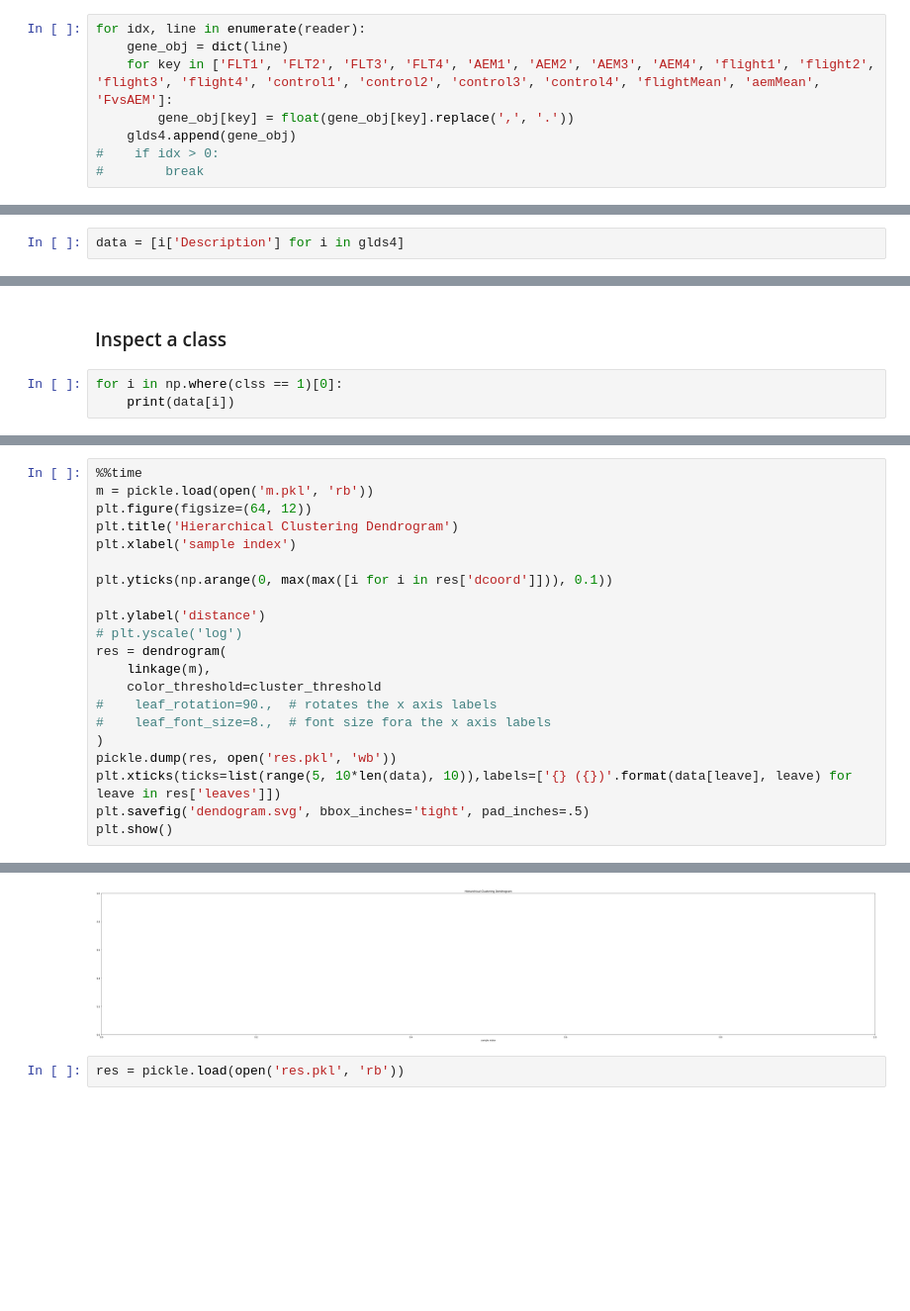
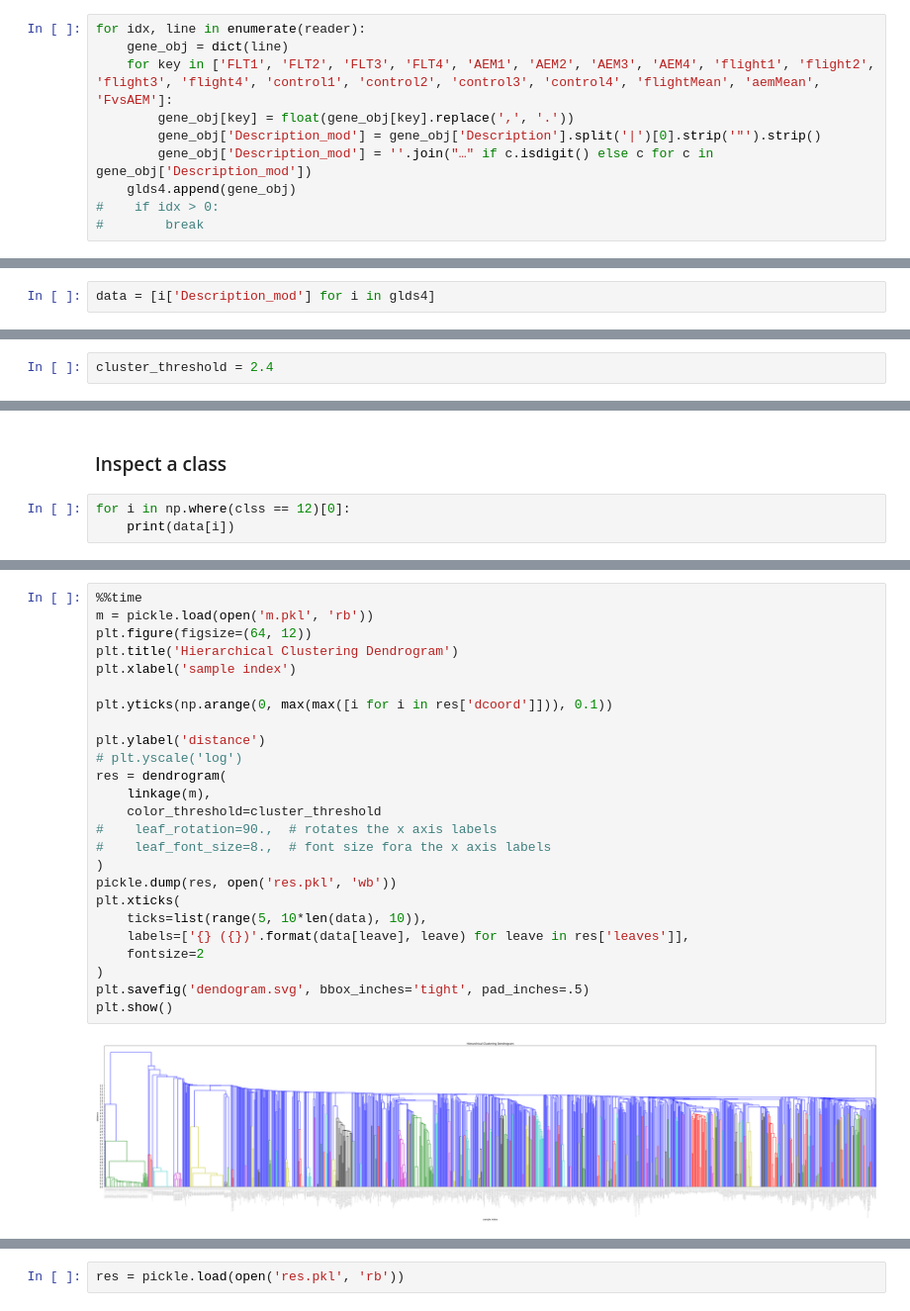
Before and after one commit to abehesht/GeneLab-Visualization, a Jupyter notebook: notebook_exploration/gene_clustering.ipynb, the cells around one changed output, grey strips where cells are left out. Shown at 99% size. Cells and saved outputs as stored; diff of their text form; blank space fills up the shorter version.

Commit message:
Gene table.

```diff
--- a/notebook_exploration/gene_clustering.ipynb
+++ b/notebook_exploration/gene_clustering.ipynb
@@ -25,6 +25,8 @@ for idx, line in enumerate(reader):
     gene_obj = dict(line)
     for key in ['FLT1', 'FLT2', 'FLT3', 'FLT4', 'AEM1', 'AEM2', 'AEM3', 'AEM4', 'flight1', 'flight2', 'flight3', 'flight4', 'control1', 'control2', 'control3', 'control4', 'flightMean', 'aemMean', 'FvsAEM']:
         gene_obj[key] = float(gene_obj[key].replace(',', '.'))
+        gene_obj['Description_mod'] = gene_obj['Description'].split('|')[0].strip('"').strip()
+        gene_obj['Description_mod'] = ''.join("…" if c.isdigit() else c for c in gene_obj['Description_mod'])
     glds4.append(gene_obj)
 #    if idx > 0:
 #        break
@@ -51,6 +53,6 @@ glds4[0]
 # %% [markdown]
 ### Extract only description of genes
 # %%
-data = [i['Description'] for i in glds4]
+data = [i['Description_mod'] for i in glds4]
 # %% [markdown]
 # Calculated distance matrix and perform hierachical clustering
@@ -59,3 +59,5 @@ cluster_threshold = 0.96
+# %%
+cluster_threshold = 2.4
 # %%
 %%time
 
@@ -127,6 +134,6 @@ print(textdistance.ratcliff_obershelp('adrenergic receptor kinase, beta 2', 'ret
 # %% [markdown]
 ### Inspect a class
 # %%
-for i in np.where(clss == 1)[0]:
+for i in np.where(clss == 12)[0]:
     print(data[i])
 # %% [output]
@@ -137,22 +146,27 @@ selection and upkeep of intraepithelial T cells 9
 # %%
 %%time
 m = pickle.load(open('m.pkl', 'rb'))
 plt.figure(figsize=(64, 12))
 plt.title('Hierarchical Clustering Dendrogram')
 plt.xlabel('sample index')
 
 plt.yticks(np.arange(0, max(max([i for i in res['dcoord']])), 0.1))
 
 plt.ylabel('distance')
 # plt.yscale('log')
 res = dendrogram(
     linkage(m),
     color_threshold=cluster_threshold
 #    leaf_rotation=90.,  # rotates the x axis labels
 #    leaf_font_size=8.,  # font size fora the x axis labels
 )
 pickle.dump(res, open('res.pkl', 'wb'))
-plt.xticks(ticks=list(range(5, 10*len(data), 10)),labels=['{} ({})'.format(data[leave], leave) for leave in res['leaves']])
+plt.xticks(
+    ticks=list(range(5, 10*len(data), 10)),
+    labels=['{} ({})'.format(data[leave], leave) for leave in res['leaves']],
+    fontsize=2
+)
 plt.savefig('dendogram.svg', bbox_inches='tight', pad_inches=.5)
 plt.show()
 # %% [output]
+[figure, new version]
@@ -160,4 +175,3 @@ NameError: name 'res' is not defined
-[figure, old version]
 # %%
 res = pickle.load(open('res.pkl', 'rb'))
 # %% [markdown]
```
Also changed, not shown: parts of 17 cells of this notebook, 7 other files.
